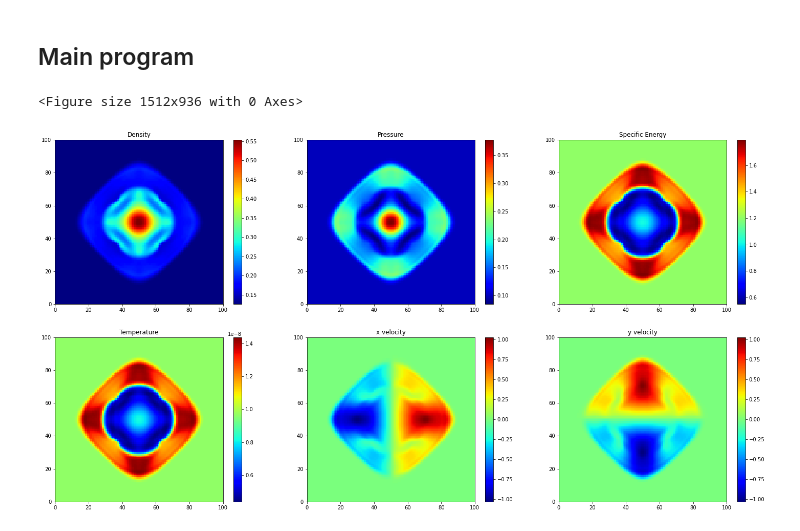
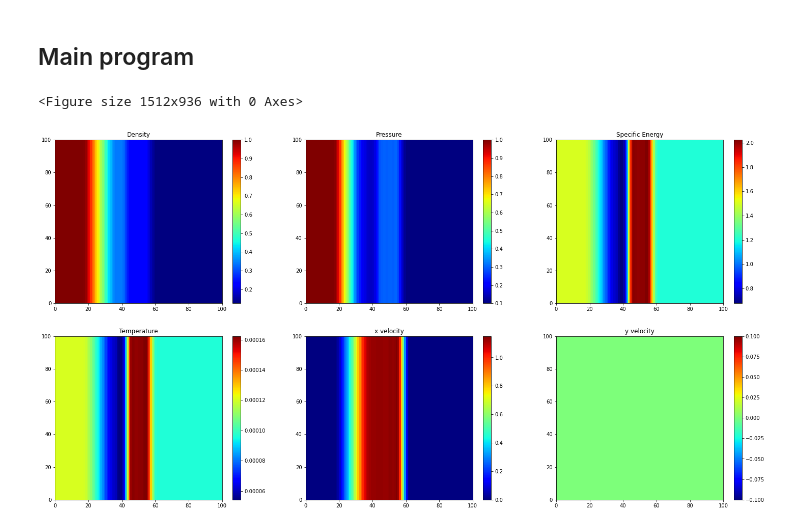
Before and after one commit to changhyun-cho/astrophysics, a Jupyter notebook: hydrodynamics/Testing 2D Hydrocode.ipynb, the cells around one changed output. Drawn from its saved outputs; the diff is of its cells as text; code cells hidden in the pictures.

```diff
--- a/hydrodynamics/Testing 2D Hydrocode.ipynb
+++ b/hydrodynamics/Testing 2D Hydrocode.ipynb
@@ -88,7 +88,7 @@ def fill_ICs(type):
     apply_BCs(w)
 
     e = P/(gamma-1.) #P/((gamma-1.)*rho)
-    T = e/(cv*rho)#(gamma-1.)*(dV*e)/k_b #(gamma-1.)*(rho*dV*e)/k_b
+    T = e/(cv*rho*dV)#(gamma-1.)*(dV*e)/k_b #(gamma-1.)*(rho*dV*e)/k_b
 
     apply_BCs(e)
     apply_BCs(T)
@@ -233,7 +233,7 @@ def s_update_energy():
             e[k,j] -= dt*P_half[k,j]*((u[k,j+1]-u[k,j])/dx + (w[k+1,j]-w[k,j])/dy)
 
     P = e*(gamma-1.) #e*rho*(gamma-1.)
-    T = e/(cv*rho) #(gamma-1.)*(dV*e)/k_b #(gamma-1.)*(rho*dV*e)/k_b
+    T = e/(cv*rho*dV) #(gamma-1.)*(dV*e)/k_b #(gamma-1.)*(rho*dV*e)/k_b
 
     apply_BCs(e)
     apply_BCs(P)
@@ -505,7 +505,7 @@ def ad_update_energy():
     apply_BCs(e)
 
     P = e*(gamma-1.) #e*rho*(gamma-1.)
-    T = e/(cv*rho) #(gamma-1.)*(dV*e)/k_b #(gamma-1.)*(rho*dV*e)/k_b
+    T = e/(cv*rho*dV) #(gamma-1.)*(dV*e)/k_b #(gamma-1.)*(rho*dV*e)/k_b
 
     apply_BCs(P)
     apply_BCs(T)
@@ -583,7 +583,7 @@ def ad_update_temperature():
 
     for k in range(ilo,ihi):
         for j in range(ilo,ihi):
-            T[k,j] = e[k,j]/(cv*rho[k,j]) #(gamma-1.)*(dV*e[k,j])/k_b #(gamma-1.)*(rho[k,j]*dV*e[k,j])/k_b
+            T[k,j] = e[k,j]/(cv*rho[k,j]*dV) #(gamma-1.)*(dV*e[k,j])/k_b #(gamma-1.)*(rho[k,j]*dV*e[k,j])/k_b
     apply_BCs(T)
 # %%
 def solve_advection():
@@ -756,41 +757,41 @@ def rad_transport():
     apply_BCs(T)
 # %% [markdown]
 ## Main program
-# %%
-# setup the grid
-setup_grid()
-
-fill_ICs(type="1+1d shock") #1+1d shock
-tmax = 200
-#evolution_2d(tmax)
-#evolution_1d(tmax)
-
-for i in range(tmax):
-
-    timestep()
-#    print(dt)
-
-    #solve_source()
-    s_update_velocity()
-    s_update_energy()
-    s_apply_artificial_viscosity()
-
-    #solve_advection()
-    ad_obtain_avg()
-    ad_update_density()
-    ad_update_energy()
-    ad_get_momentum()
-    ad_update_momentum()
-    ad_update_velocity()
-    ad_update_temperature()
-
-    rad_transport()
-
-colormaps()
-#total_plots()
-# %% [output]
-<Figure size 1512x936 with 0 Axes>
-[figure, removed]
+# %%
+# setup the grid
+setup_grid()
+
+fill_ICs(type="1d shock") #1+1d shock
+tmax = 200
+#evolution_2d(tmax)
+#evolution_1d(tmax)
+
+for i in range(tmax):
+
+    timestep()
+#    print(dt)
+
+    #solve_source()
+    s_update_velocity()
+    s_update_energy()
+    s_apply_artificial_viscosity()
+
+    #solve_advection()
+    ad_obtain_avg()
+    ad_update_density()
+    ad_update_energy()
+    ad_get_momentum()
+    ad_update_momentum()
+    ad_update_velocity()
+    ad_update_temperature()
+
+
+    rad_transport()
+
+colormaps()
+# %% [output]
+<Figure size 1512x936 with 0 Axes>
+[figure, added]
 # %%
 total_plots()
 # %% [output]
```
Also changed, not shown: parts of 6 cells of this notebook.
